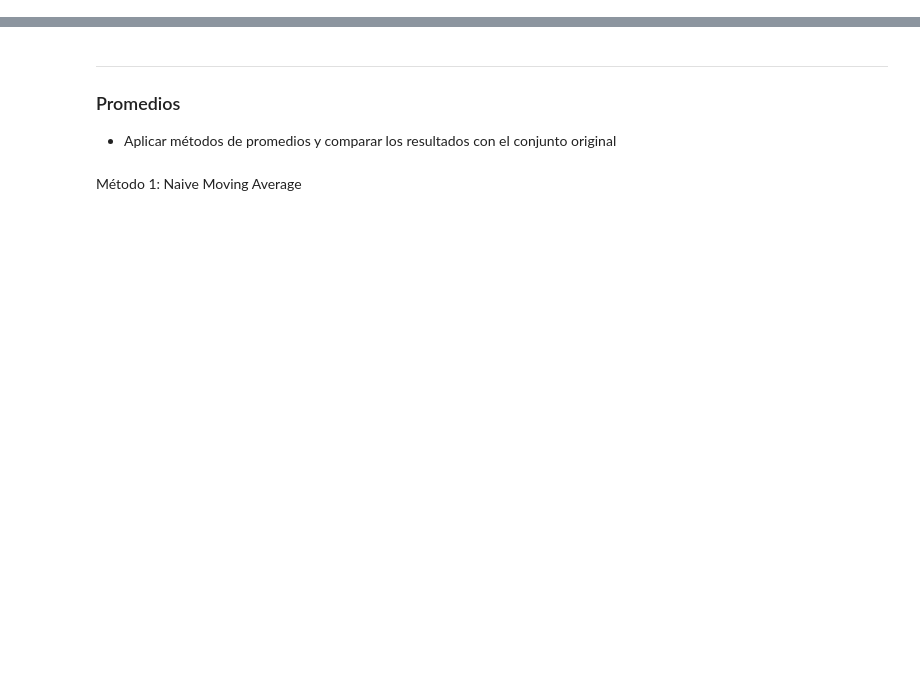
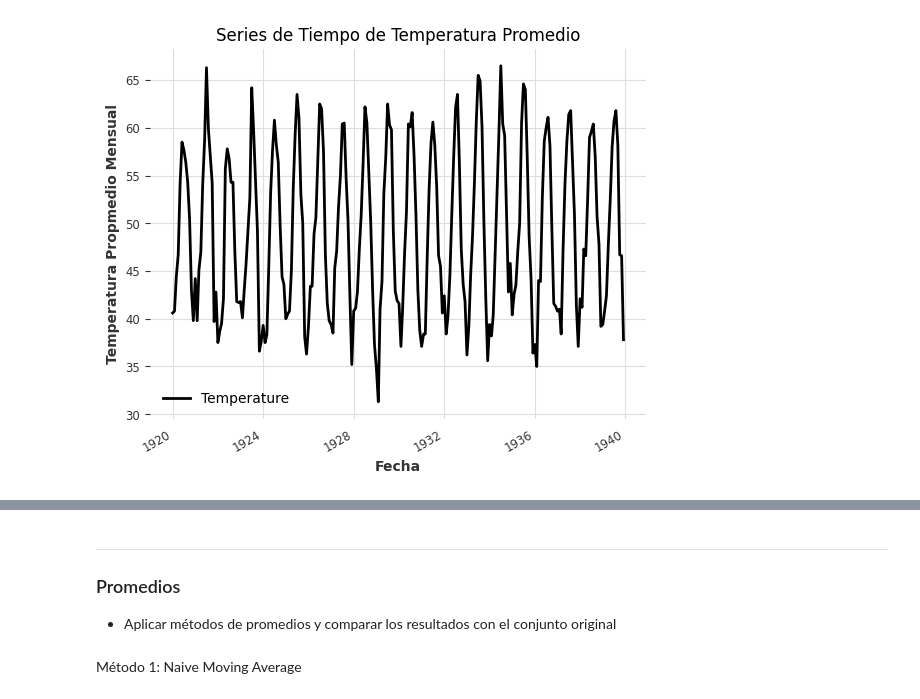
Before and after one commit to 20Candy/lab3_dataScience, a Jupyter notebook: ejercicio1_births.ipynb, the cells around one changed output, grey strips where cells are left out. Drawn from its saved outputs; the diff is of its cells as text; code cells hidden in the pictures; blank space fills up the shorter version.

```diff
--- a/ejercicio1_births.ipynb
+++ b/ejercicio1_births.ipynb
@@ -44,0 +89,11 @@ plt.show()
+# %%
+# Graficar la serie de tiempo
+fig, ax = plt.subplots()
+ts_temperature.plot(ax=ax)
+
+ax.set_title("Series de Tiempo de Temperatura Promedio")
+ax.set_xlabel("Fecha")
+ax.set_ylabel("Temperatura Propmedio Mensual")
+plt.show()
+# %% [output]
+[figure, added]
```
Also changed, not shown: parts of 15 cells of this notebook.
